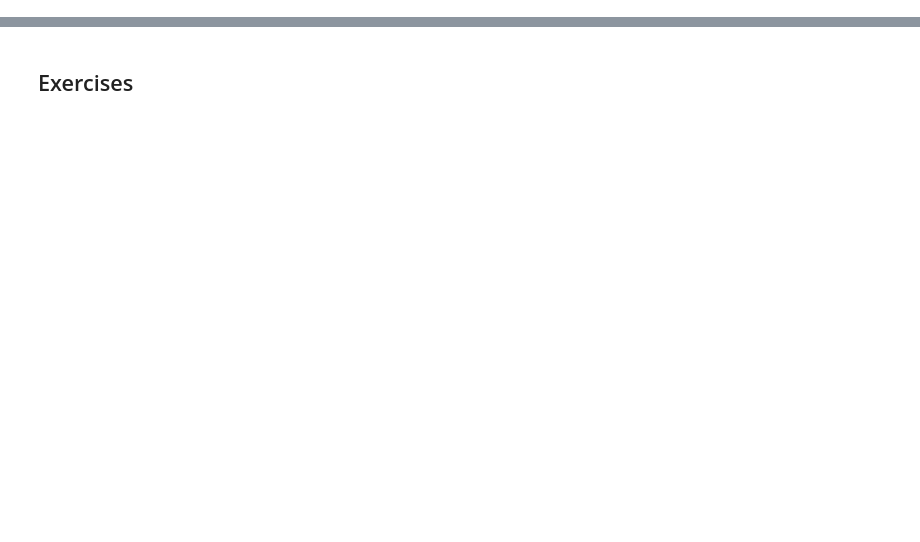
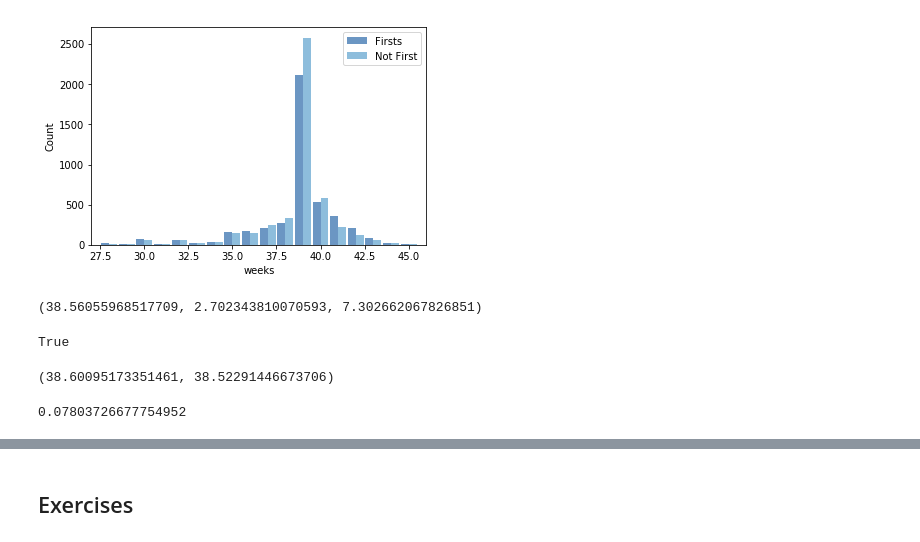
Before and after one commit to alexkhantreras/ThinkStats2, a Jupyter notebook: code/chap02ex.ipynb, the cells around one changed output, grey strips where cells are left out. Saved outputs shown, nothing was run; the diff lists cells and outputs as text; code cells hidden in the pictures; blank space fills up the shorter version.

```diff
--- a/code/chap02ex.ipynb
+++ b/code/chap02ex.ipynb
@@ -274,0 +198,19 @@ first_others
+# %%
+# From among live births we can select first babies and compare their pregnancy length to that of the
+# rest of the live birth pregnancies
+
+firsts = live[live.birthord ==1]
+not_firsts = live[live.birthord != 1]
+
+first_hist = thinkstats2.Hist(firsts.prglngth, label = 'Firsts')
+not_first_hist = thinkstats2.Hist(not_firsts.prglngth, label = 'Not First')
+# %%
+# Aligning the two histograms side by side
+
+width = 0.45
+thinkplot.PrePlot(2)
+thinkplot.Hist(first_hist, align='right', width=width)
+thinkplot.Hist(not_first_hist, align='left', width=width)
+thinkplot.Config(xlabel='weeks', ylabel='Count', xlim=[27, 46])
+# %% [output]
+[figure, added]
@@ -274,0 +223,24 @@ first_others
+# %%
+# Here they are
+
+mean, std, var
+# %% [output]
+(38.56055968517709, 2.702343810070593, 7.302662067826851)
+# %%
+# Let's verify that the standard deviation, std, is the square root of the variance, var
+
+std == np.sqrt(var)
+# %% [output]
+True
+# %%
+# Let's find the mean of the pregnancy lengths for first and not-first babies
+
+firsts.prglngth.mean(), not_firsts.prglngth.mean()
+# %% [output]
+(38.60095173351461, 38.52291446673706)
+# %%
+# Here's the difference between the two in weeks
+
+firsts.prglngth.mean() - not_firsts.prglngth.mean()
+# %% [output]
+0.07803726677754952
```
Also changed, not shown: parts of 111 cells of this notebook.
